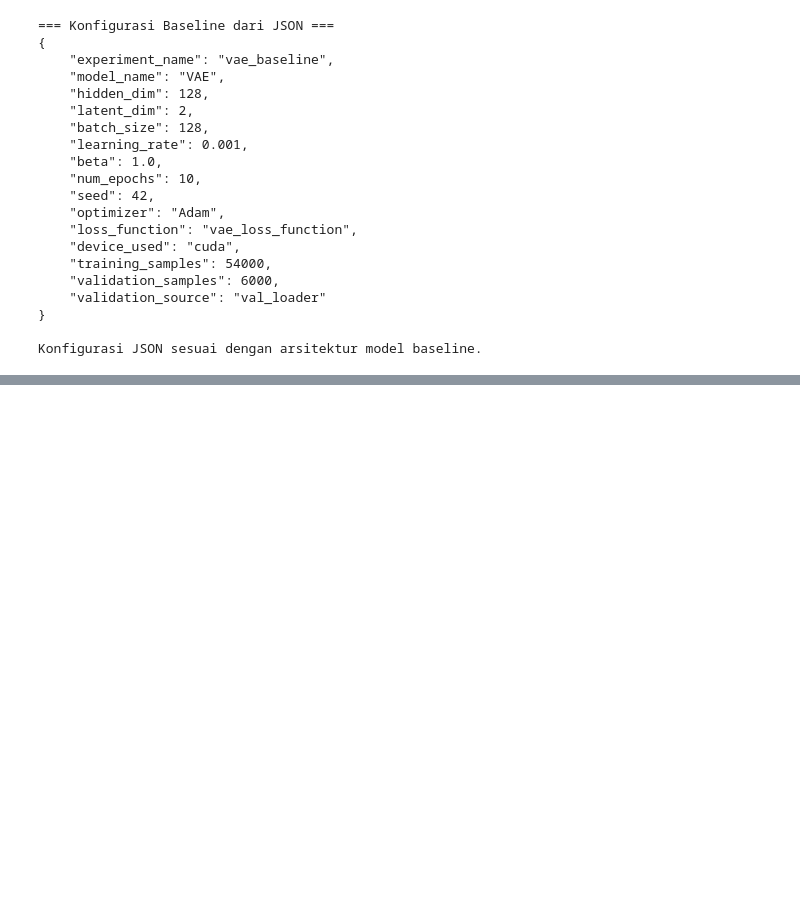
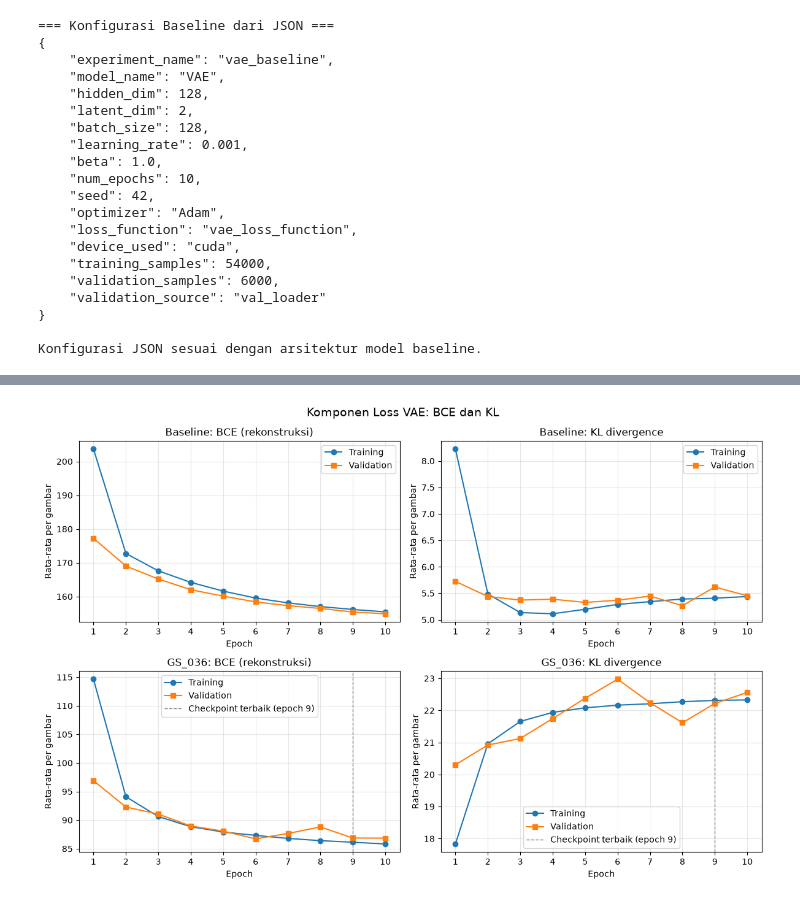
Before and after one commit to AI-IF-TelU/Proyek1-GenAI-VAE-Telertubbies, a Jupyter notebook: main.ipynb, the cells around one changed output, grey strips where cells are left out. Cells and saved outputs as stored; diff of their text form; code cells hidden in the pictures; blank space fills up the shorter version.

```diff
--- a/main.ipynb
+++ b/main.ipynb
@@ -2296,0 +2410,12 @@ Konfigurasi JSON sesuai dengan arsitektur model baseline.
+# %%
+# Epoch dengan Validation Loss Terendah
+
+for name, history in [("Baseline", baseline_history_df), ("GS_036", gs036_history_df)]:
+    best_row = history.loc[history["val_loss"].idxmin()]
+
+    print(f"\n=== {name} ===")
+    print(f"Best epoch          : {int(best_row['epoch'])}")
+    print(f"Training loss       : {best_row['train_loss']:.6f}")
+    print(f"Validation loss     : {best_row['val_loss']:.6f}")
+    print(f"Validation BCE      : {best_row['val_bce']:.6f}")
+    print(f"Validation KL       : {best_row['val_kl']:.6f}")
@@ -2296,0 +2453,35 @@ Konfigurasi JSON sesuai dengan arsitektur model baseline.
+# %%
+# Grafik Komponen BCE dan KL Baseline dan GS_036
+
+fig, axes = plt.subplots(2, 2, figsize=(12, 8))
+
+models_history = [
+    ("Baseline", baseline_history_df, None),
+    ("GS_036", gs036_history_df, best_epoch),
+]
+components = [("bce", "BCE (rekonstruksi)"), ("kl", "KL divergence")]
+
+for row, (model_name, history, checkpoint_epoch) in enumerate(models_history):
+    for col, (key, label) in enumerate(components):
+        ax = axes[row, col]
+        ax.plot(history["epoch"], history[f"train_{key}"], marker="o", label="Training")
+        ax.plot(history["epoch"], history[f"val_{key}"], marker="s", label="Validation")
+
+        # Tandai checkpoint terbaik pada GS_036
+        if checkpoint_epoch is not None:
+            ax.axvline(checkpoint_epoch, color="gray", linestyle="--", linewidth=1,
+                       label=f"Checkpoint terbaik (epoch {checkpoint_epoch})")
+
+        ax.set_title(f"{model_name}: {label}")
+        ax.set_xlabel("Epoch")
+        ax.set_ylabel("Rata-rata per gambar")
+        ax.set_xticks(history["epoch"])
+        ax.grid(True, alpha=0.3)
+        ax.legend()
+
+fig.suptitle("Komponen Loss VAE: BCE dan KL", fontsize=14)
+fig.tight_layout()
+fig.savefig(FIGURE_DIR / "bce_kl_components.png", dpi=150)
+plt.show()
+# %% [output]
+[figure, added]
```
Also changed, not shown: parts of 19 cells of this notebook, 3 other files.
